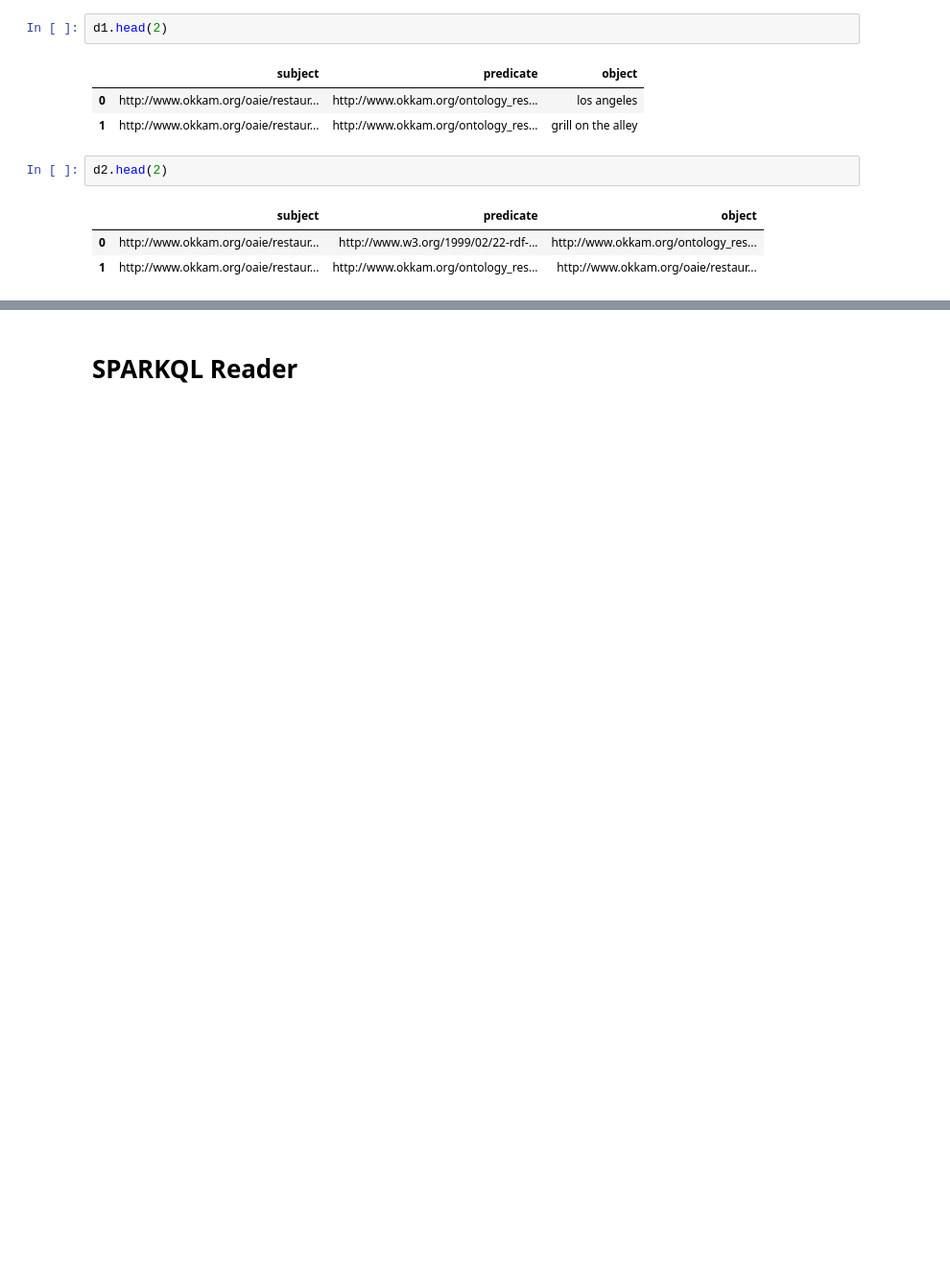
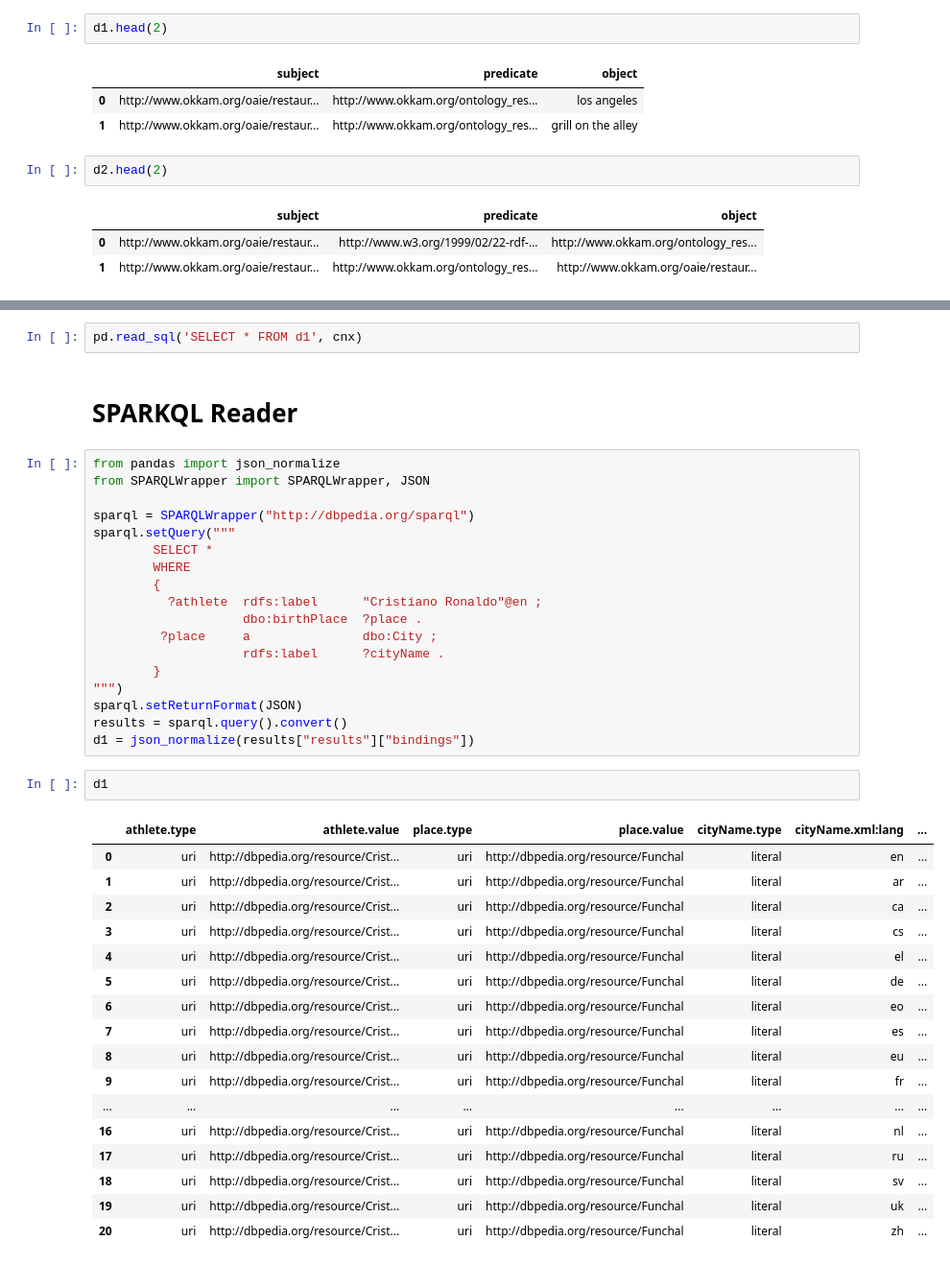
Before and after one commit to ilias6/Parallel-pyJedAI, a Jupyter notebook: Readers.ipynb, the cells around one changed output, grey strips where cells are left out. Shown at 96% size. Saved outputs shown, nothing was run; the diff lists cells and outputs as text; blank space fills up the shorter version.

```diff
--- a/Readers.ipynb
+++ b/Readers.ipynb
@@ -101,2 +119,42 @@ sql_d1.head(1)
+# %%
+pd.read_sql('SELECT * FROM d1', cnx)
 # %% [markdown]
 # SPARKQL Reader
+# %%
+from pandas import json_normalize
+from SPARQLWrapper import SPARQLWrapper, JSON
+
+sparql = SPARQLWrapper("http://dbpedia.org/sparql")
+sparql.setQuery("""
+        SELECT *
+        WHERE
+        {
+          ?athlete  rdfs:label      "Cristiano Ronaldo"@en ;
+                    dbo:birthPlace  ?place .
+         ?place     a               dbo:City ;
+                    rdfs:label      ?cityName .
+        }
+""")
+sparql.setReturnFormat(JSON)
+results = sparql.query().convert()
+d1 = json_normalize(results["results"]["bindings"])
+# %%
+d1
+# %% [output]
+|  | athlete.type | athlete.value | place.type | place.value | cityName.type | cityName.xml:lang | ... |
+| 0 | uri | http://dbpedia.org/resource/Crist... | uri | http://dbpedia.org/resource/Funchal | literal | en | ... |
+| 1 | uri | http://dbpedia.org/resource/Crist... | uri | http://dbpedia.org/resource/Funchal | literal | ar | ... |
+| 2 | uri | http://dbpedia.org/resource/Crist... | uri | http://dbpedia.org/resource/Funchal | literal | ca | ... |
+| 3 | uri | http://dbpedia.org/resource/Crist... | uri | http://dbpedia.org/resource/Funchal | literal | cs | ... |
+| 4 | uri | http://dbpedia.org/resource/Crist... | uri | http://dbpedia.org/resource/Funchal | literal | el | ... |
+| 5 | uri | http://dbpedia.org/resource/Crist... | uri | http://dbpedia.org/resource/Funchal | literal | de | ... |
+| 6 | uri | http://dbpedia.org/resource/Crist... | uri | http://dbpedia.org/resource/Funchal | literal | eo | ... |
+| 7 | uri | http://dbpedia.org/resource/Crist... | uri | http://dbpedia.org/resource/Funchal | literal | es | ... |
+| 8 | uri | http://dbpedia.org/resource/Crist... | uri | http://dbpedia.org/resource/Funchal | literal | eu | ... |
+| 9 | uri | http://dbpedia.org/resource/Crist... | uri | http://dbpedia.org/resource/Funchal | literal | fr | ... |
+| ... | ... | ... | ... | ... | ... | ... | ... |
+| 16 | uri | http://dbpedia.org/resource/Crist... | uri | http://dbpedia.org/resource/Funchal | literal | nl | ... |
+| 17 | uri | http://dbpedia.org/resource/Crist... | uri | http://dbpedia.org/resource/Funchal | literal | ru | ... |
+| 18 | uri | http://dbpedia.org/resource/Crist... | uri | http://dbpedia.org/resource/Funchal | literal | sv | ... |
+| 19 | uri | http://dbpedia.org/resource/Crist... | uri | http://dbpedia.org/resource/Funchal | literal | uk | ... |
+| 20 | uri | http://dbpedia.org/resource/Crist... | uri | http://dbpedia.org/resource/Funchal | literal | zh | ... |
```
Also changed, not shown: parts of 5 cells of this notebook.
